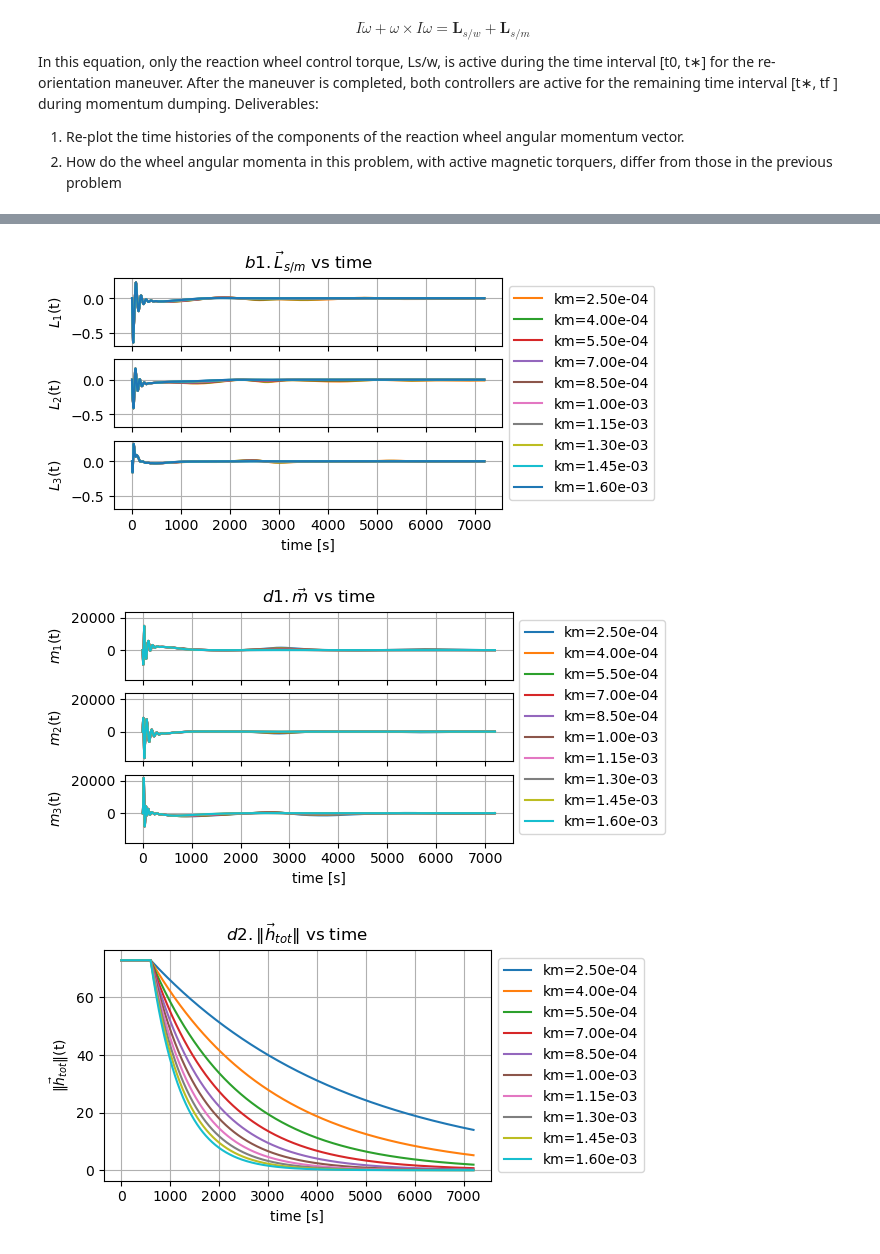
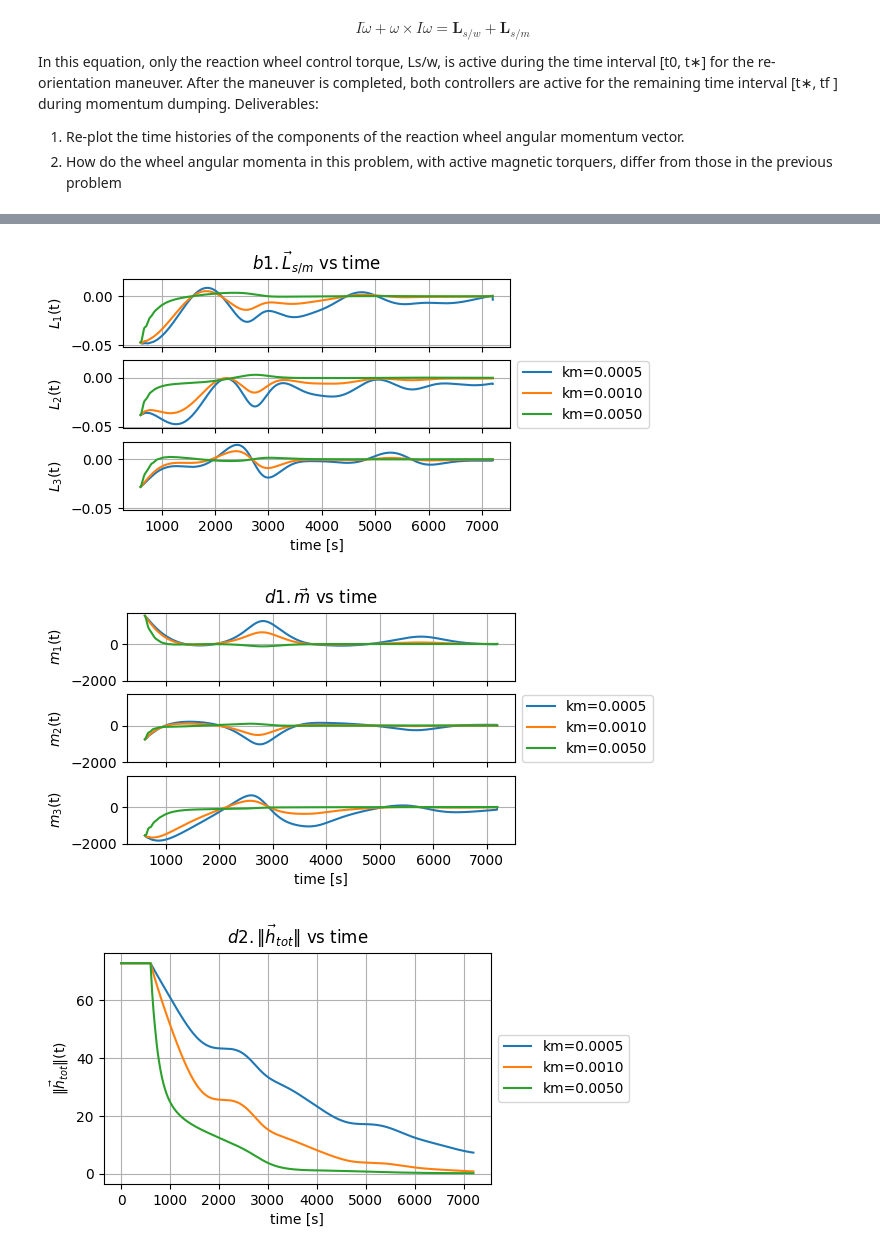
Before and after one commit to jjermstad24/Fall_2024_Classes, a Jupyter notebook: AERO_424/Exam_3.ipynb, the cells around one changed output, grey strips where cells are left out. Drawn from its saved outputs; the diff is of its cells as text; code cells hidden in the pictures.

```diff
--- a/AERO_424/Exam_3.ipynb
+++ b/AERO_424/Exam_3.ipynb
@@ -448,6 +448,10 @@ def b_body_func(q,t):
 def L_MAGNETORQUER_TO_SC_Func(b,hw,km):
     return -km*(np.eye(3)-np.outer(b,b))@hw
 
+def Unit_Vector(u):
+    u_mag = np.linalg.norm(u)
+    return np.divide(u,u_mag,out=np.zeros(3),where=u_mag!=0)
+
 def Rotational_EOM_MAGNETORQUER(x,t,kp=kp,kd=kd,km=km):
     q = x[:4]
     w = x[4:7]
@@ -455,16 +459,12 @@ def Rotational_EOM_MAGNETORQUER(x,t,kp=kp,kd=kd,km=km):
     dq = 0.5*A(q)@w
 
     b_body = b_body_func(q,t)
-    b_body_mag = np.linalg.norm(b_body)
-    if b_body_mag > 0:
-        b_body_norm = b_body/b_body_mag
-    else:
-        b_body_norm = 0
+    b_unit_vector = Unit_Vector(b_body)
 
     L_REACTION_WHEELS_TO_SC = L_REACTION_WHEELS_TO_SC_Func(q,w,kp,kd)
 
     if t >= t_star:
-        L_MAGNETORQUER_TO_SC = L_MAGNETORQUER_TO_SC_Func(b_body,hw,km)
+        L_MAGNETORQUER_TO_SC = L_MAGNETORQUER_TO_SC_Func(b_unit_vector,hw,km)
     else:
         L_MAGNETORQUER_TO_SC = 0
 
@@ -503,10 +503,10 @@ plt.show()
 b_body = np.array([b_body_func(quat,t) for quat,t in zip(q.T,times)])
 b_body_mag = np.linalg.norm(b_body,axis=1)
 b_body_mag[b_body_mag<1e-15]=0
-b_body_norm = np.array([b/bmag if bmag != 0 else np.zeros(3) for b,bmag in zip(b_body,b_body_mag)])
+b_unit_vector = np.array([Unit_Vector(b) for b in b_body])
 
-L_MAGNETORQUER_TO_SC = np.array([L_MAGNETORQUER_TO_SC_Func(b,h,km) for b,h in zip(b_body_norm,hw.T)]).T
-COMMANDED_DIPOLE = np.array([km*np.cross(h,b)/bmag if bmag !=0 else np.zeros(3) for h,b,bmag in zip(hw.T,b_body_norm,b_body_mag)]).T
+L_MAGNETORQUER_TO_SC = np.array([L_MAGNETORQUER_TO_SC_Func(b,h,km) for b,h in zip(b_unit_vector,hw.T)]).T
+COMMANDED_DIPOLE = np.array([km*np.cross(h,b)/bmag if bmag !=0 else np.zeros(3) for h,b,bmag in zip(hw.T,b_unit_vector,b_body_mag)]).T
 
 h_tot = np.array([h+I_body@omega for omega,h in zip(w.T,hw.T)]).T
 
@@ -515,7 +515,7 @@ axes[0].set_title(r"$b1. \vec{L}_{s/m}\text{ vs time}$")
 for idx,var_name in enumerate([r"$L_{1}$",
                                 r"$L_{2}$",
                                 r"$L_{3}$"]):
-    axes[idx].plot(times,L_MAGNETORQUER_TO_SC[idx])
+    axes[idx].plot(times[times>=t_star],L_MAGNETORQUER_TO_SC[idx,times>=t_star])
     axes[idx].set_ylabel(var_name+"(t)")
     axes[idx].grid()
 axes[-1].set_xlabel("time [s]")
@@ -526,7 +526,7 @@ axes[0].set_title(r"$b2. \vec{m}\text{ vs time}$")
 for idx,var_name in enumerate([r"$m_{1}$",
                                 r"$m_{2}$",
                                 r"$m_{3}$"]):
-    axes[idx].plot(times,COMMANDED_DIPOLE[idx])
+    axes[idx].plot(times[times>=t_star],COMMANDED_DIPOLE[idx,times>=t_star])
     axes[idx].set_ylabel(var_name+"(t)")
     axes[idx].grid()
 axes[-1].set_xlabel("time [s]")
@@ -563,46 +563,43 @@ for idx,var_name in enumerate([r"$m_{1}$",
                                 r"$m_{3}$"]):
     axes1[idx].set_ylabel(var_name+"(t)")
     axes1[idx].grid()
 
 for idx,var_name in enumerate([r"$L_{1}$",
                                 r"$L_{2}$",
                                 r"$L_{3}$"]):
-    axes3[idx].plot(times,L_sm[idx])
     axes3[idx].set_ylabel(var_name+"(t)")
     axes3[idx].grid()
 
-step = 10**(np.log10(km)-1)*1.5
-N_steps = 5
-for val in np.arange(km-step*N_steps,step*N_steps+km,step):
+for val in [0.0005,km,0.005]:
 
     xROT = odeint(Rotational_EOM_MAGNETORQUER,xROT_0,times,rtol=tol,atol=tol,args=(kp,kd,val)).T
     q = xROT[:4]
     w = xROT[4:7]
     hw = xROT[7:]
 
     b_body = np.array([b_body_func(quat,t) for quat,t in zip(q.T,times)])
     b_body_mag = np.linalg.norm(b_body,axis=1)
     b_body_mag[b_body_mag<1e-15]=0
-    b_body_norm = np.array([b/bmag if bmag != 0 else np.zeros(3) for b,bmag in zip(b_body,b_body_mag)])
+    b_unit_vector = np.array([b/bmag if bmag != 0 else np.zeros(3) for b,bmag in zip(b_body,b_body_mag)])
 
-    L_MAGNETORQUER_TO_SC = np.array([L_MAGNETORQUER_TO_SC_Func(b,h,km) for b,h in zip(b_body_norm,hw.T)]).T
-    COMMANDED_DIPOLE = np.array([km*np.cross(h,b)/bmag if bmag !=0 else np.zeros(3) for h,b,bmag in zip(hw.T,b_body_norm,b_body_mag)]).T
+    L_MAGNETORQUER_TO_SC = np.array([L_MAGNETORQUER_TO_SC_Func(b,h,km) for b,h in zip(b_unit_vector,hw.T)]).T
+    COMMANDED_DIPOLE = np.array([km*np.cross(h,b)/bmag if bmag !=0 else np.zeros(3) for h,b,bmag in zip(hw.T,b_unit_vector,b_body_mag)]).T
 
     h_tot = np.array([h+I_body@omega for omega,h in zip(w.T,hw.T)]).T
 
     for idx in range(3):
-        axes1[idx].plot(times,COMMANDED_DIPOLE[idx],label=f"km={val:.2e}")
-        axes3[idx].plot(times,L_MAGNETORQUER_TO_SC[idx],label=f"km={val:.2e}")
-    axes2.plot(times,np.linalg.norm(h_tot,axis=0),label=f"km={val:.2e}")
+        axes1[idx].plot(times[times>t_star],COMMANDED_DIPOLE[idx,times>t_star],label=f"km={val:.4f}")
+        axes3[idx].plot(times[times>t_star],L_MAGNETORQUER_TO_SC[idx,times>t_star],label=f"km={val:.4f}")
+    axes2.plot(times,np.linalg.norm(h_tot,axis=0),label=f"km={val:.4f}")
 
 axes1[1].legend(loc='center left', bbox_to_anchor=(1, 0.5))
 axes2.legend(loc='center left', bbox_to_anchor=(1, 0.5))
 axes3[1].legend(loc='center left', bbox_to_anchor=(1, 0.5))
 plt.show()
 # %% [output]
-[figure, old version]
+[figure, new version]
-[figure, old version]
+[figure, new version]
-[figure, old version]
+[figure, new version]
 # %%
 kD = 10
 
```
Also changed, not shown: parts of 9 cells of this notebook.
